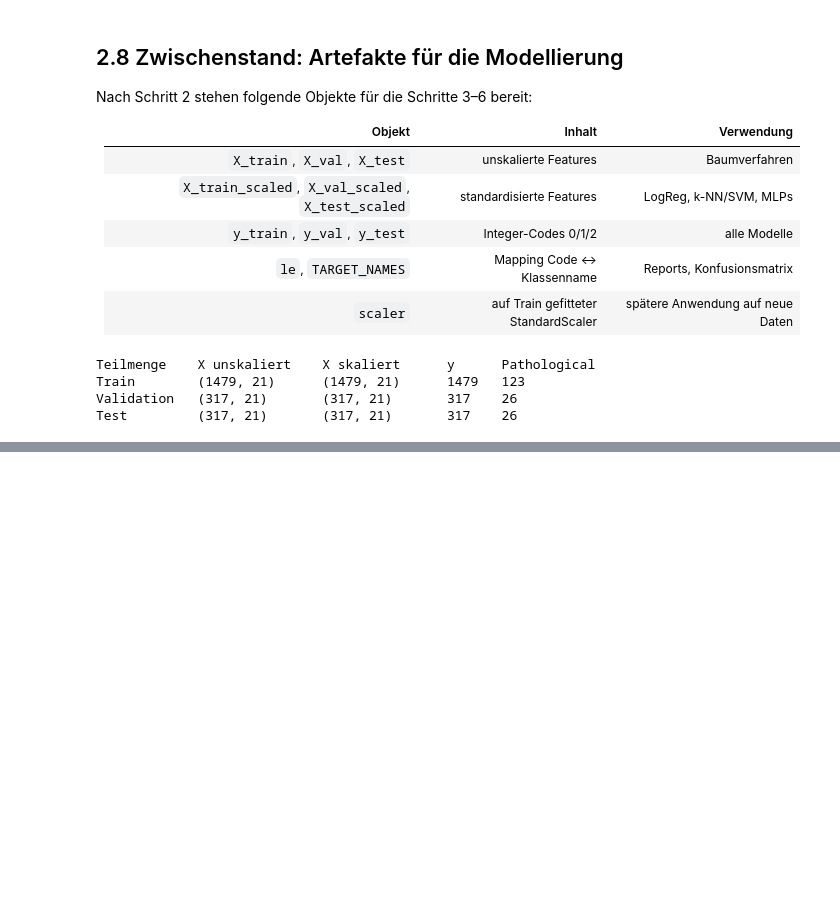
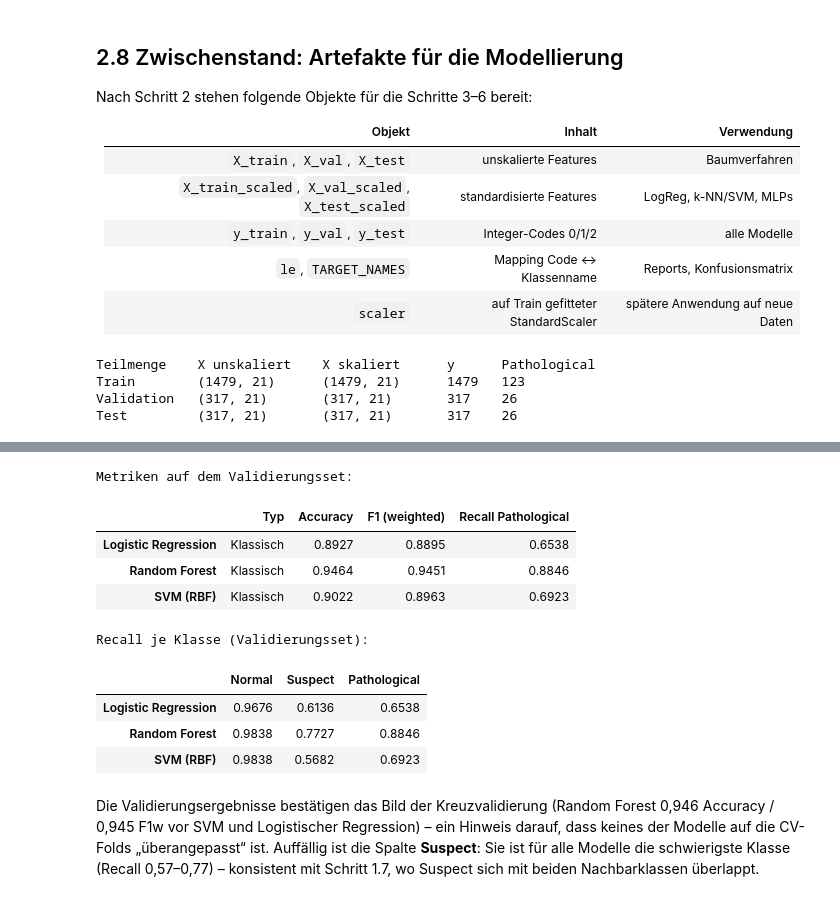
Before and after one commit to spaiK111/DHBW-ML-Assignment, a Jupyter notebook: src/fetal_health_modellvergleich.ipynb, the cells around one changed output, grey strips where cells are left out. Cells and saved outputs as stored; diff of their text form; code cells hidden in the pictures; blank space fills up the shorter version.

```diff
--- a/src/fetal_health_modellvergleich.ipynb
+++ b/src/fetal_health_modellvergleich.ipynb
@@ -780,0 +910,40 @@ bewertet per 5-facher stratifizierter Kreuzvalidierung)*
+# %%
+# Quelle: Claude
+from sklearn.metrics import accuracy_score, f1_score
+
+vergleichstabelle = {}   # wird in Schritt 4/5 ergaenzt, in Schritt 6 vollstaendig angezeigt
+recall_je_klasse = {}
+
+for name, modell in modelle.items():
+    modell.fit(X_train, y_train)
+    y_pred = modell.predict(X_val)
+    vergleichstabelle[name] = {
+        "Typ": "Klassisch",
+        "Accuracy": round(accuracy_score(y_val, y_pred), 4),
+        "F1 (weighted)": round(f1_score(y_val, y_pred, average="weighted"), 4),
+        "Recall Pathological": round(recall_score(y_val, y_pred, labels=[2], average="macro"), 4),
+    }
+    recall_je_klasse[name] = recall_score(y_val, y_pred, average=None).round(4)
+
+print("Metriken auf dem Validierungsset:")
+display(pd.DataFrame(vergleichstabelle).T)
+
+print("Recall je Klasse (Validierungsset):")
+display(pd.DataFrame(recall_je_klasse, index=TARGET_NAMES).T)
+# %% [output]
+Metriken auf dem Validierungsset:
+|  | Typ | Accuracy | F1 (weighted) | Recall Pathological |
+| Logistic Regression | Klassisch | 0.8927 | 0.8895 | 0.6538 |
+| Random Forest | Klassisch | 0.9464 | 0.9451 | 0.8846 |
+| SVM (RBF) | Klassisch | 0.9022 | 0.8963 | 0.6923 |
+Recall je Klasse (Validierungsset):
+|  | Normal | Suspect | Pathological |
+| Logistic Regression | 0.9676 | 0.6136 | 0.6538 |
+| Random Forest | 0.9838 | 0.7727 | 0.8846 |
+| SVM (RBF) | 0.9838 | 0.5682 | 0.6923 |
+# %% [markdown]
+Die Validierungsergebnisse bestätigen das Bild der Kreuzvalidierung (Random Forest 0,946
+Accuracy / 0,945 F1w vor SVM und Logistischer Regression) – ein Hinweis darauf, dass keines
+der Modelle auf die CV-Folds „überangepasst“ ist. Auffällig ist die Spalte **Suspect**:
+Sie ist für alle Modelle die schwierigste Klasse (Recall 0,57–0,77) – konsistent mit
+Schritt 1.7, wo Suspect sich mit beiden Nachbarklassen überlappt.
```
Also changed, not shown: parts of 11 cells of this notebook, 2 other files.
